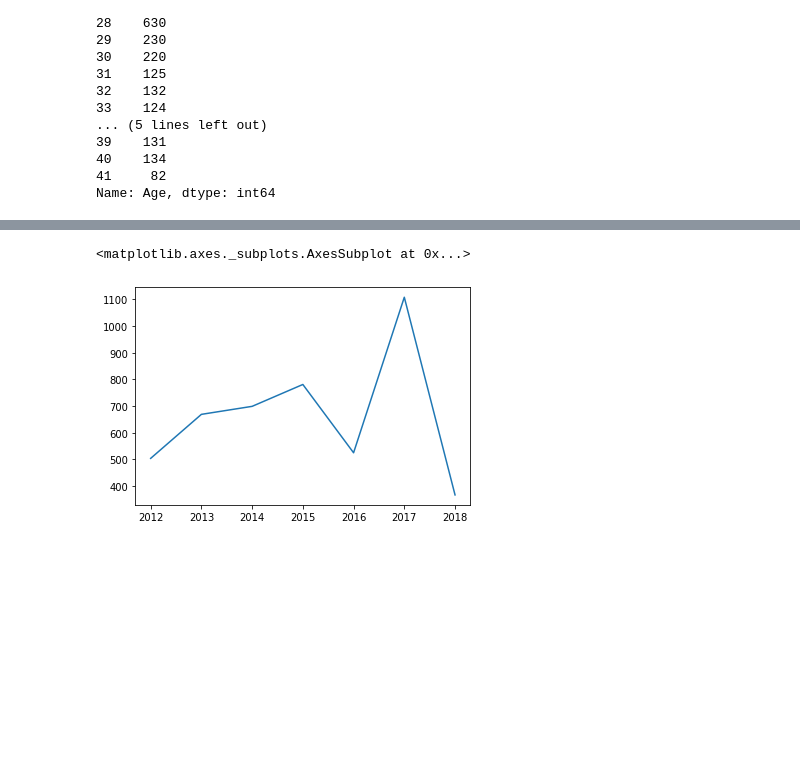
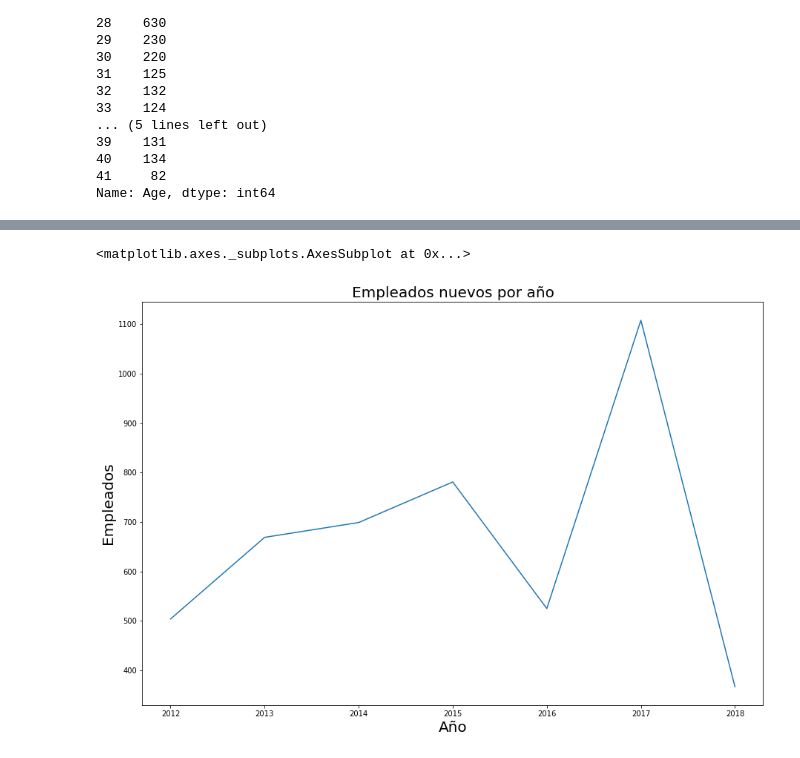
Before and after one commit to edx04/data-science, a Jupyter notebook: IdeaArellano.ipynb, the cells around one changed output, grey strips where cells are left out. Drawn from its saved outputs; the diff is of its cells as text; code cells hidden in the pictures; blank space fills up the shorter version.

```diff
--- a/IdeaArellano.ipynb
+++ b/IdeaArellano.ipynb
@@ -132,0 +124,7 @@ sns.boxplot(df[df['ExperienceInCurrentDomain']!=0]['ExperienceInCurrentDomain'],
+# %%
+#Edad de empleados
+plt.rcParams['figure.figsize'] = (15, 10)
+plt.title('Edad de empleados', fontsize = 20)
+plt.xlabel("Edad", fontsize = 20)
+plt.ylabel("Numero de empleados", fontsize = 20)
+df.Age.value_counts().sort_index().plot.bar()
@@ -132,0 +134,5 @@ sns.boxplot(df[df['ExperienceInCurrentDomain']!=0]['ExperienceInCurrentDomain'],
+# %%
+plt.rcParams['figure.figsize'] = (15, 10)
+plt.title('Experiencia en el trabajo actual', fontsize = 20)
+p = sns.boxplot(df[df['ExperienceInCurrentDomain']!=0]['ExperienceInCurrentDomain'],orient='v')
+p.set_xlabel("Años", fontsize = 20)
@@ -133,6 +142,10 @@ sns.boxplot(df[df['ExperienceInCurrentDomain']!=0]['ExperienceInCurrentDomain'],
 # %%
 #Cuantos empleados se unieror por año
+plt.rcParams['figure.figsize'] = (15, 10)
+plt.title('Empleados nuevos por año', fontsize = 20)
+plt.xlabel('Año',fontsize = 20)
+plt.ylabel('Empleados', fontsize=20)
 df.JoiningYear.value_counts().sort_index().plot()
 # %% [output]
 <matplotlib.axes._subplots.AxesSubplot at 0x...>
-[figure, old version]
+[figure, new version]
```
Also changed, not shown: parts of 5 cells of this notebook.
